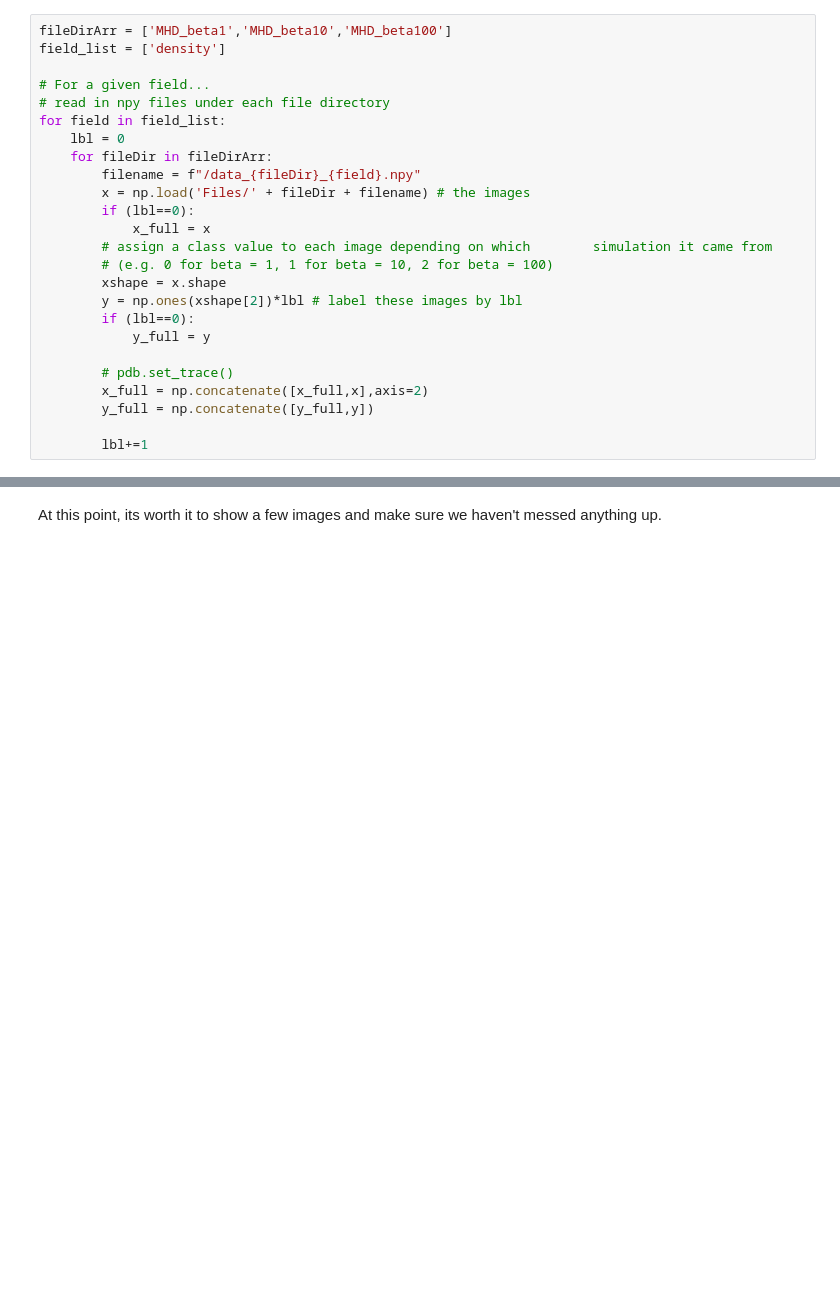
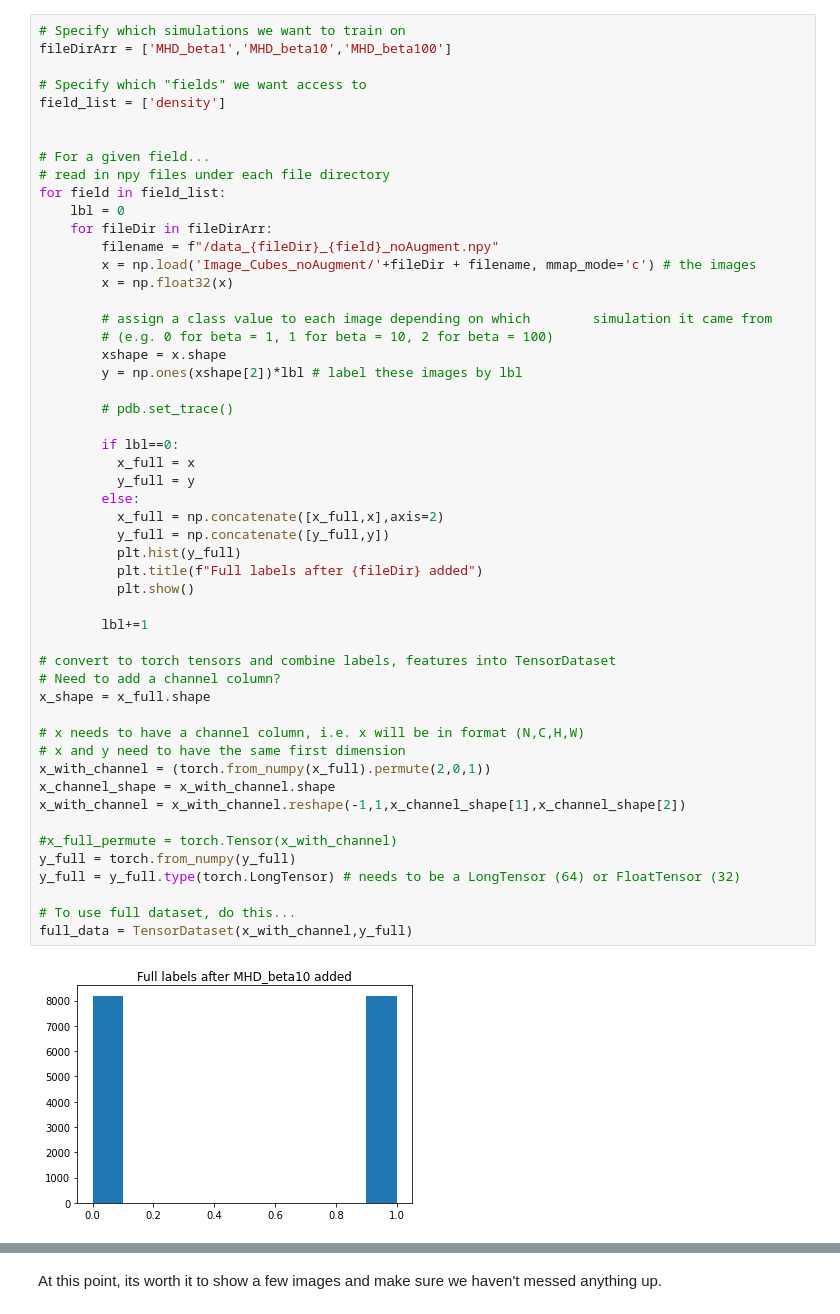
Before and after one commit to bustardchad/ML_Turb, a Jupyter notebook: train_CNN.ipynb, the cells around one changed output, grey strips where cells are left out. Saved outputs shown, nothing was run; the diff lists cells and outputs as text; blank space fills up the shorter version.

```diff
--- a/train_CNN.ipynb
+++ b/train_CNN.ipynb
@@ -10,25 +61,54 @@ import pdb
 # %%
+# Specify which simulations we want to train on
 fileDirArr = ['MHD_beta1','MHD_beta10','MHD_beta100']
+
+# Specify which "fields" we want access to
 field_list = ['density']
+
 
 # For a given field...
 # read in npy files under each file directory
 for field in field_list:
     lbl = 0
     for fileDir in fileDirArr:
-        filename = f"/data_{fileDir}_{field}.npy"
-        x = np.load('Files/' + fileDir + filename) # the images
-        if (lbl==0):
-            x_full = x
+        filename = f"/data_{fileDir}_{field}_noAugment.npy"
+        x = np.load('Image_Cubes_noAugment/'+fileDir + filename, mmap_mode='c') # the images
+        x = np.float32(x)
+
         # assign a class value to each image depending on which        simulation it came from
         # (e.g. 0 for beta = 1, 1 for beta = 10, 2 for beta = 100)
         xshape = x.shape
         y = np.ones(xshape[2])*lbl # label these images by lbl
-        if (lbl==0):
-            y_full = y
 
         # pdb.set_trace()
-        x_full = np.concatenate([x_full,x],axis=2)
-        y_full = np.concatenate([y_full,y])
+
+        if lbl==0:
+          x_full = x
+          y_full = y
+        else:
+          x_full = np.concatenate([x_full,x],axis=2)
+          y_full = np.concatenate([y_full,y])
+          plt.hist(y_full)
+          plt.title(f"Full labels after {fileDir} added")
+          plt.show()
 
         lbl+=1
+
+# convert to torch tensors and combine labels, features into TensorDataset
+# Need to add a channel column?
+x_shape = x_full.shape
+
+# x needs to have a channel column, i.e. x will be in format (N,C,H,W)
+# x and y need to have the same first dimension
+x_with_channel = (torch.from_numpy(x_full).permute(2,0,1))
+x_channel_shape = x_with_channel.shape
+x_with_channel = x_with_channel.reshape(-1,1,x_channel_shape[1],x_channel_shape[2])
+
+#x_full_permute = torch.Tensor(x_with_channel)
+y_full = torch.from_numpy(y_full)
+y_full = y_full.type(torch.LongTensor) # needs to be a LongTensor (64) or FloatTensor (32)
+
+# To use full dataset, do this...
+full_data = TensorDataset(x_with_channel,y_full)
+# %% [output]
+[figure, added]
```
Also changed, not shown: parts of 38 cells of this notebook.
